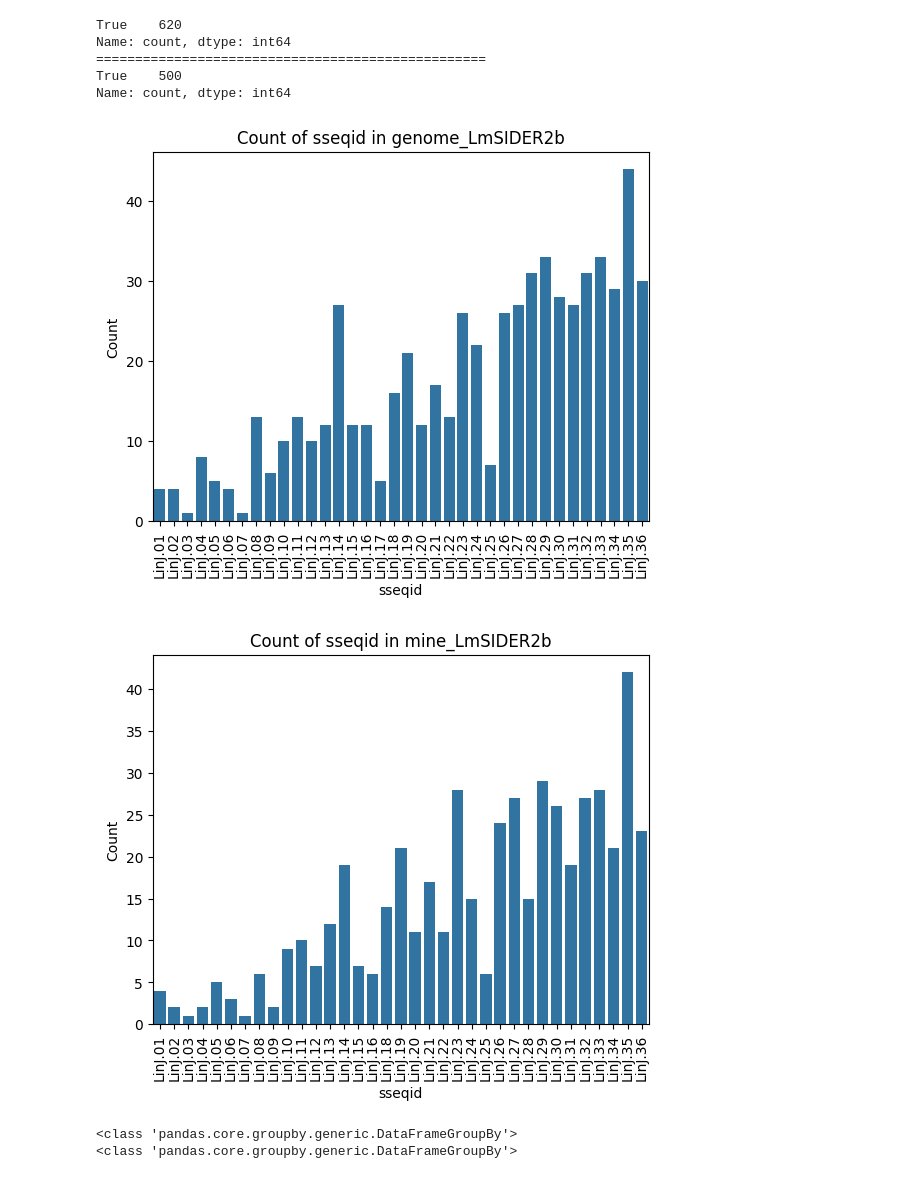
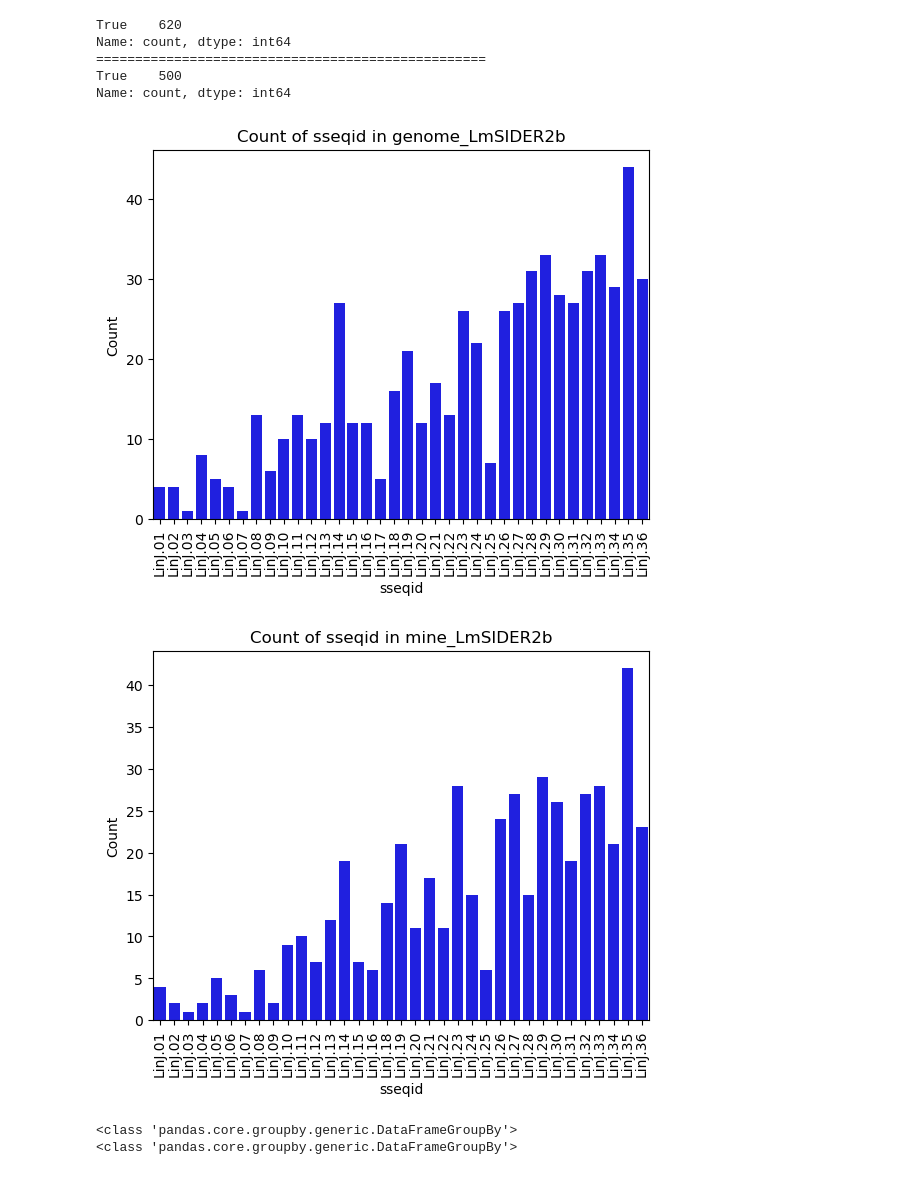
Before and after one commit to Viskuit/Test_BEDOPS, a Jupyter notebook: 7.LmSIDERa_and_LmSIDERb_hallmark_BLASTn/compare_hallmarks_files.ipynb, the cells around one changed output. Saved outputs shown, nothing was run; the diff lists cells and outputs as text; code cells hidden in the pictures.

```diff
--- a/7.LmSIDERa_and_LmSIDERb_hallmark_BLASTn/compare_hallmarks_files.ipynb
+++ b/7.LmSIDERa_and_LmSIDERb_hallmark_BLASTn/compare_hallmarks_files.ipynb
@@ -319,17 +319,17 @@ Name: count, dtype: int64
 True    500
 Name: count, dtype: int64
 # %%
-sns.countplot(x="sseqid", data=genome_LmSIDER2b)
+sns.countplot(x="sseqid", data=genome_LmSIDER2b, color="blue")
 plt.title("Count of sseqid in genome_LmSIDER2b")
 plt.xlabel("sseqid")
 plt.ylabel("Count")
 plt.xticks(rotation=90)
 # plt.tight_layout()
 plt.show()
 # %% [output]
-[figure, old version]
+[figure, new version]
 # %%
-sns.countplot(x="sseqid", data=mine_LmSIDER2b)
+sns.countplot(x="sseqid", data=mine_LmSIDER2b, color="blue")
 plt.title("Count of sseqid in mine_LmSIDER2b")
 plt.xlabel("sseqid")
 plt.ylabel("Count")
@@ -337,7 +337,7 @@ plt.xticks(rotation=90)
 # plt.tight_layout()
 plt.show()
 # %% [output]
-[figure, old version]
+[figure, new version]
 # %%
 # Group the data
 grouped_genome_LmSIDER2b = genome_LmSIDER2b.groupby("sseqid")
```
Also changed, not shown: parts of 5 cells of this notebook, 15 other files.
